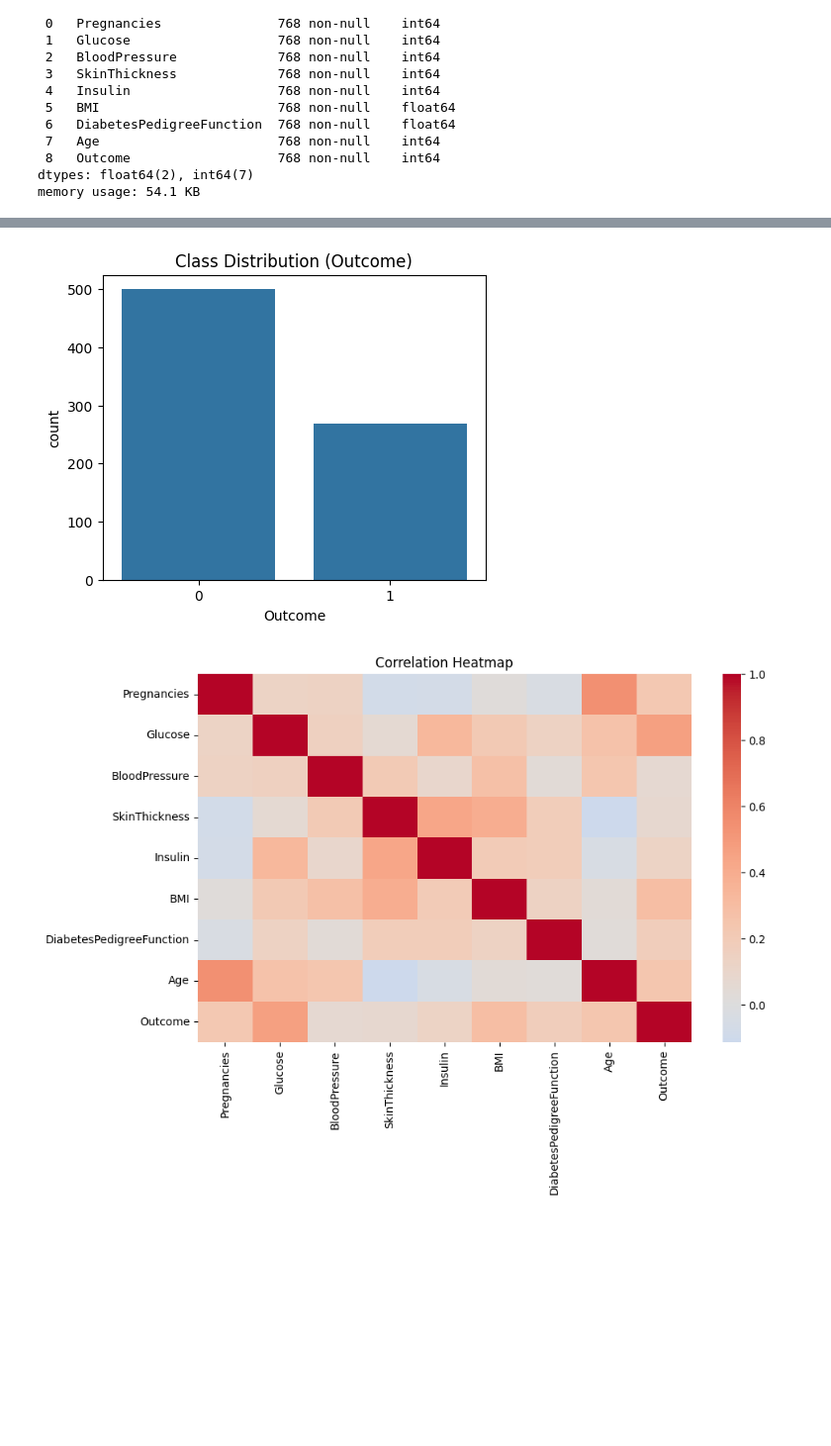
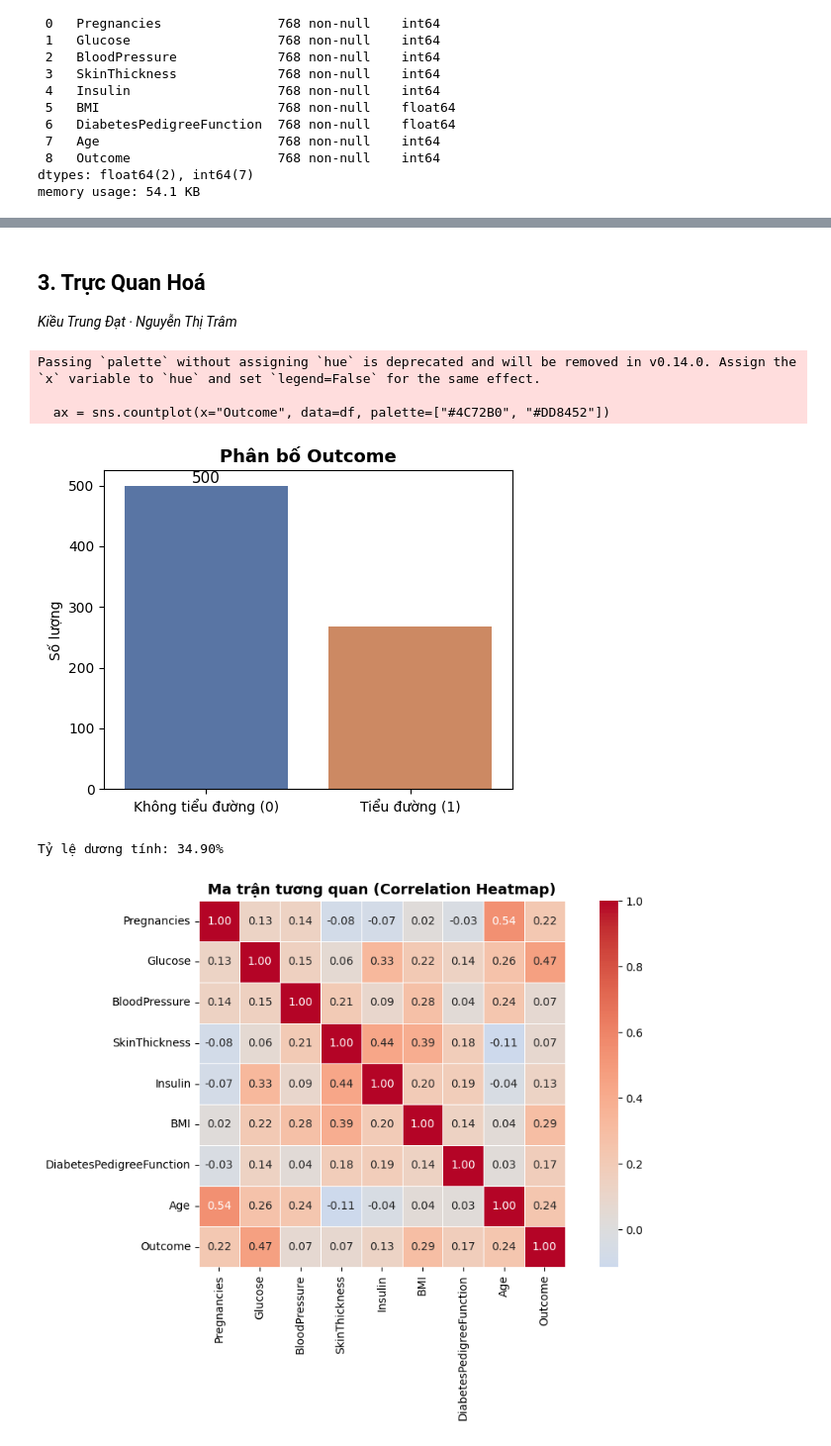
Before and after one commit to TramSt/decision-tree-pima-diabetes, a Jupyter notebook: notebooks/01_eda.ipynb, the cells around one changed output, grey strips where cells are left out. Shown at 99% size. Saved outputs shown, nothing was run; the diff lists cells and outputs as text; code cells hidden in the pictures; blank space fills up the shorter version.

```diff
--- a/notebooks/01_eda.ipynb
+++ b/notebooks/01_eda.ipynb
@@ -127,14 +123,31 @@ df.describe()
 dtype: int64
+# %% [markdown]
+## 3. Trực Quan Hoá
+*Kiều Trung Đạt · Nguyễn Thị Trâm*
+# %%
+# 3.1 Phân bố nhãn (Class Distribution)
+plt.figure(figsize=(5, 4))
+ax = sns.countplot(x="Outcome", data=df, palette=["#4C72B0", "#DD8452"])
+ax.bar_label(ax.containers[0], fontsize=11)
+plt.xticks([0, 1], ["Không tiểu đường (0)", "Tiểu đường (1)"])
+plt.title("Phân bố Outcome", fontsize=13, fontweight="bold")
+plt.xlabel(""); plt.ylabel("Số lượng")
+plt.tight_layout()
+plt.show()
+print(f"Tỷ lệ dương tính: {df['Outcome'].mean():.2%}")
+# %% [output]
+Passing `palette` without assigning `hue` is deprecated and will be removed in v0.14.0. Assign the `x` variable to `hue` and set `legend=False` for the same effect.
+
+  ax = sns.countplot(x="Outcome", data=df, palette=["#4C72B0", "#DD8452"])
+[figure, added]
+Tỷ lệ dương tính: 34.90%
 # %%
-plt.figure(figsize=(5,4))
-sns.countplot(x="Outcome", data=df)
-plt.title("Class Distribution (Outcome)")
+# 3.2 Correlation Heatmap
+plt.figure(figsize=(10, 7))
+sns.heatmap(df.corr(numeric_only=True), annot=True, fmt=".2f",
+            cmap="coolwarm", center=0, linewidths=0.5, square=True)
+plt.title("Ma trận tương quan (Correlation Heatmap)", fontsize=13, fontweight="bold")
+plt.tight_layout()
 plt.show()
-
-plt.figure(figsize=(10,6))
-sns.heatmap(df.corr(numeric_only=True), cmap="coolwarm", center=0)
-plt.title("Correlation Heatmap")
-plt.show()
 # %% [output]
-[figure, old version]
+[figure, new version]
-[figure, removed]
```
Also changed, not shown: parts of 36 cells of this notebook.
